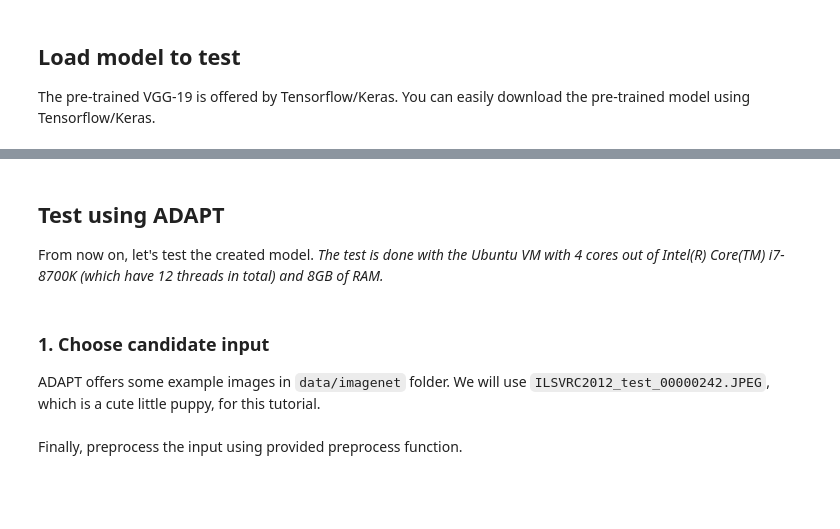
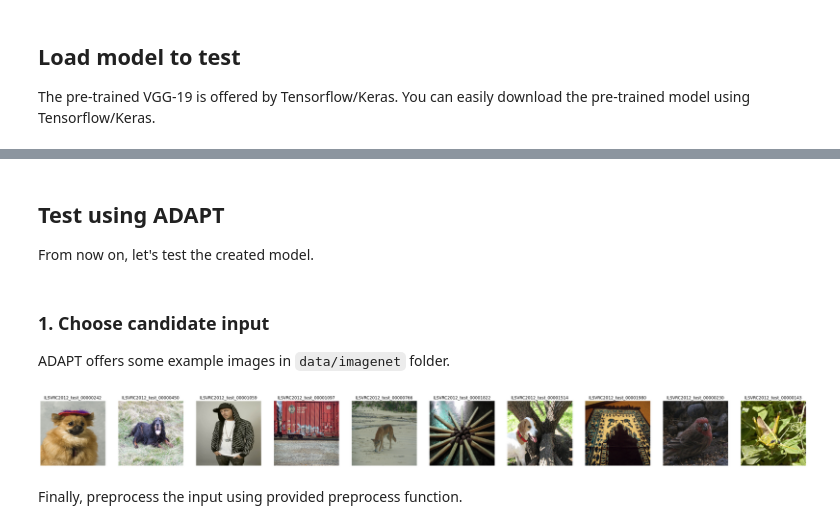
Before and after one commit to kupl/adapt, a Jupyter notebook: tutorial/test_vgg19.ipynb, the cells around one changed output, grey strips where cells are left out. Drawn from its saved outputs; the diff is of its cells as text; code cells hidden in the pictures; blank space fills up the shorter version.

Commit message:
Tutorial with VGG-19

````diff
--- a/tutorial/test_vgg19.ipynb
+++ b/tutorial/test_vgg19.ipynb
@@ -20,9 +38,9 @@ model.summary()
 # %% [markdown]
 ## Test using ADAPT
-From now on, let's test the created model. *The test is done with the Ubuntu VM with 4 cores out of Intel(R) Core(TM) i7-8700K (which have 12 threads in total) and 8GB of RAM.*
+From now on, let's test the created model.
 # %% [markdown]
 ### 1. Choose candidate input
-ADAPT offers some example images in ```data/imagenet``` folder. We will use ```ILSVRC2012_test_00000242.JPEG```, which is a cute little puppy, for this tutorial.
+ADAPT offers some example images in ```data/imagenet``` folder.
 # %%
 from pathlib import Path
 from tensorflow.keras.applications.vgg19 import preprocess_input
@@ -32,8 +49,15 @@ import matplotlib.pyplot as plt
-# %%
-path = Path('data/imagenet/ILSVRC2012_test_00000242.JPEG')
-img = image.load_img(path, target_size=(224, 224))
-img = image.img_to_array(img)
-plt.axis('off')
-plt.imshow(img.astype(int))
+# %%
+path = Path('data/imagenet/')
+paths = list(path.glob('*.JPEG'))
+images = [image.load_img(p, target_size=(224, 224)) for p in paths]
+images = [image.img_to_array(i) for i in images]
+fig, ax = plt.subplots(1, len(images), figsize=(len(images) * 4, 4))
+for i, img in enumerate(images):
+    ax[i].set_axis_off()
+    ax[i].title.set_text(paths[i].stem)
+    ax[i].imshow(img.astype(int))
+plt.show()
+# %% [output]
+[figure, added]
 # %% [markdown]
 Finally, preprocess the input using provided preprocess function.
````
Also changed, not shown: parts of 33 cells of this notebook.
